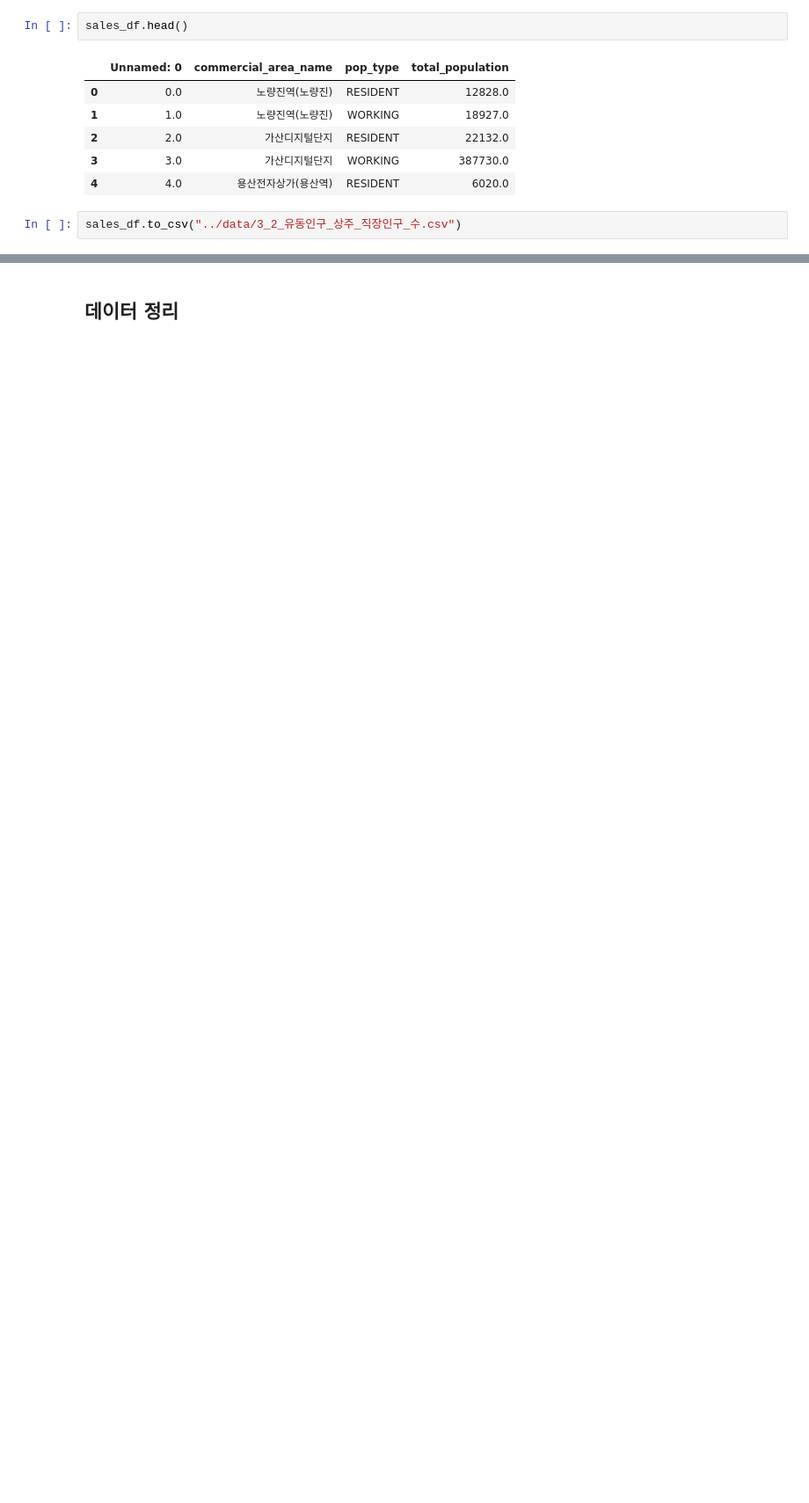
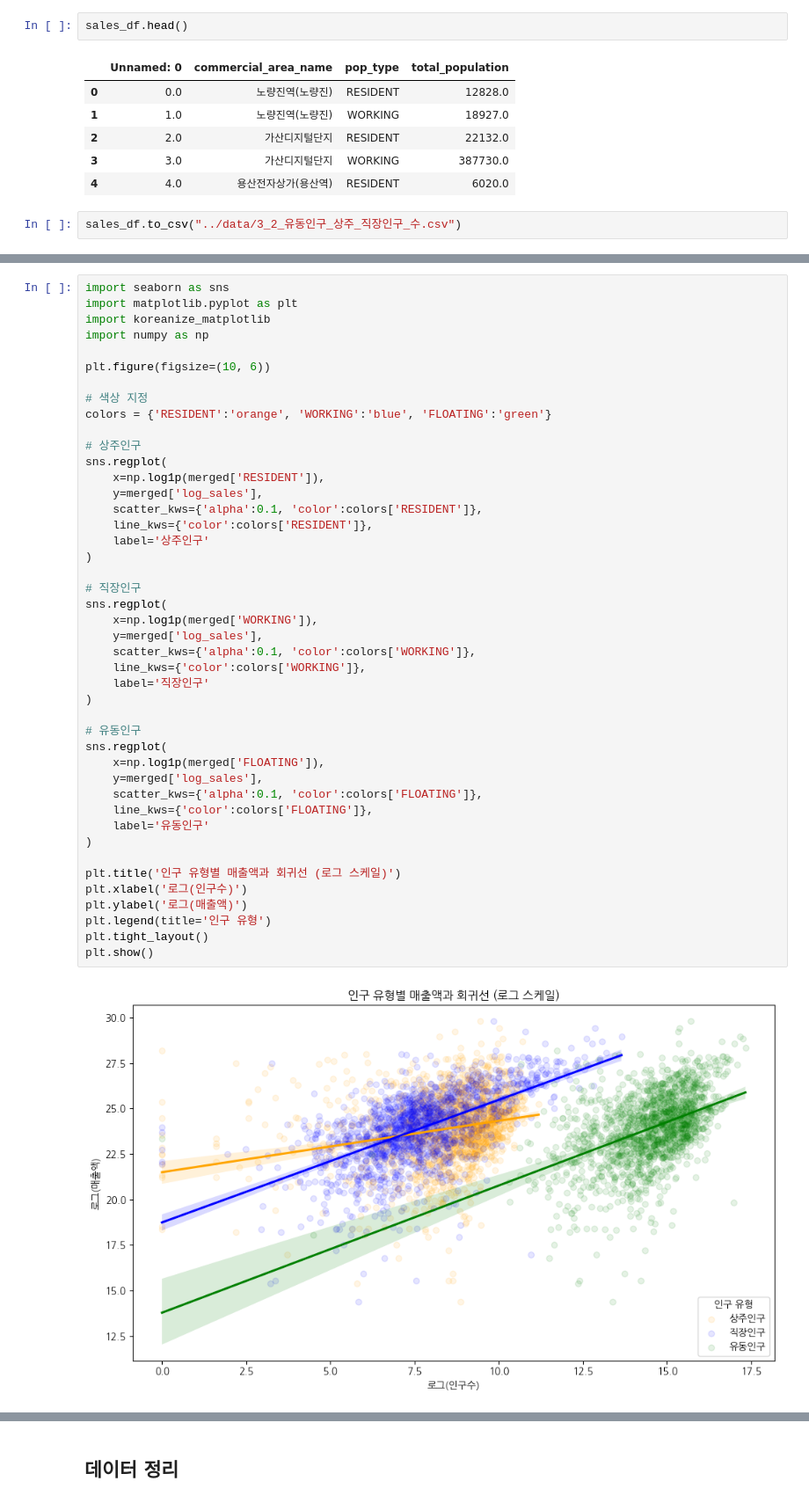
Before and after one commit to hyoinYang/eda-repo-4, a Jupyter notebook: src/eda/local_population_and_commercial_area_.ipynb, the cells around one changed output, grey strips where cells are left out. Shown at 88% size. Saved outputs shown, nothing was run; the diff lists cells and outputs as text; blank space fills up the shorter version.

```diff
--- a/src/eda/local_population_and_commercial_area_.ipynb
+++ b/src/eda/local_population_and_commercial_area_.ipynb
@@ -476,0 +531,46 @@ plt.show()
+# %%
+import seaborn as sns
+import matplotlib.pyplot as plt
+import koreanize_matplotlib
+import numpy as np
+
+plt.figure(figsize=(10, 6))
+
+# 색상 지정
+colors = {'RESIDENT':'orange', 'WORKING':'blue', 'FLOATING':'green'}
+
+# 상주인구
+sns.regplot(
+    x=np.log1p(merged['RESIDENT']),
+    y=merged['log_sales'],
+    scatter_kws={'alpha':0.1, 'color':colors['RESIDENT']},
+    line_kws={'color':colors['RESIDENT']},
+    label='상주인구'
+)
+
+# 직장인구
+sns.regplot(
+    x=np.log1p(merged['WORKING']),
+    y=merged['log_sales'],
+    scatter_kws={'alpha':0.1, 'color':colors['WORKING']},
+    line_kws={'color':colors['WORKING']},
+    label='직장인구'
+)
+
+# 유동인구
+sns.regplot(
+    x=np.log1p(merged['FLOATING']),
+    y=merged['log_sales'],
+    scatter_kws={'alpha':0.1, 'color':colors['FLOATING']},
+    line_kws={'color':colors['FLOATING']},
+    label='유동인구'
+)
+
+plt.title('인구 유형별 매출액과 회귀선 (로그 스케일)')
+plt.xlabel('로그(인구수)')
+plt.ylabel('로그(매출액)')
+plt.legend(title='인구 유형')
+plt.tight_layout()
+plt.show()
+# %% [output]
+[figure, added]
```
Also changed, not shown: parts of 13 cells of this notebook.
